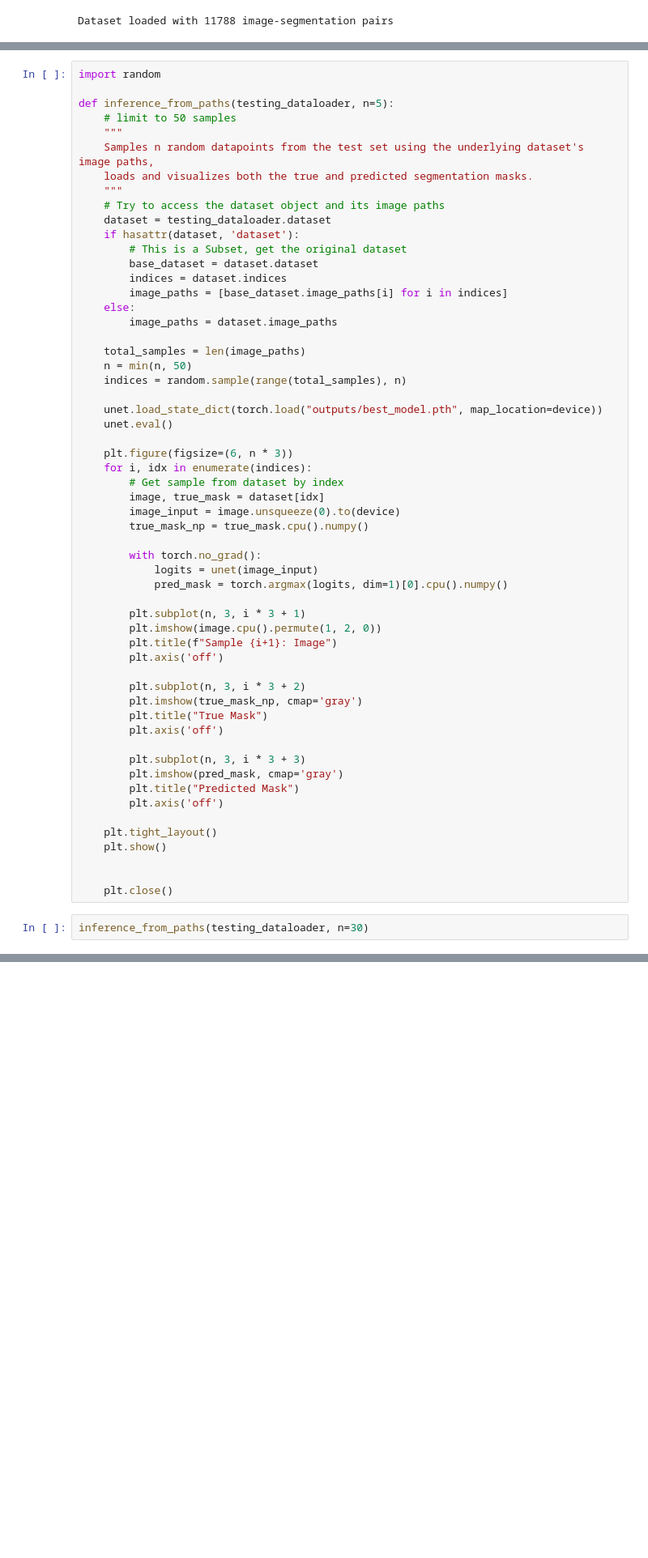
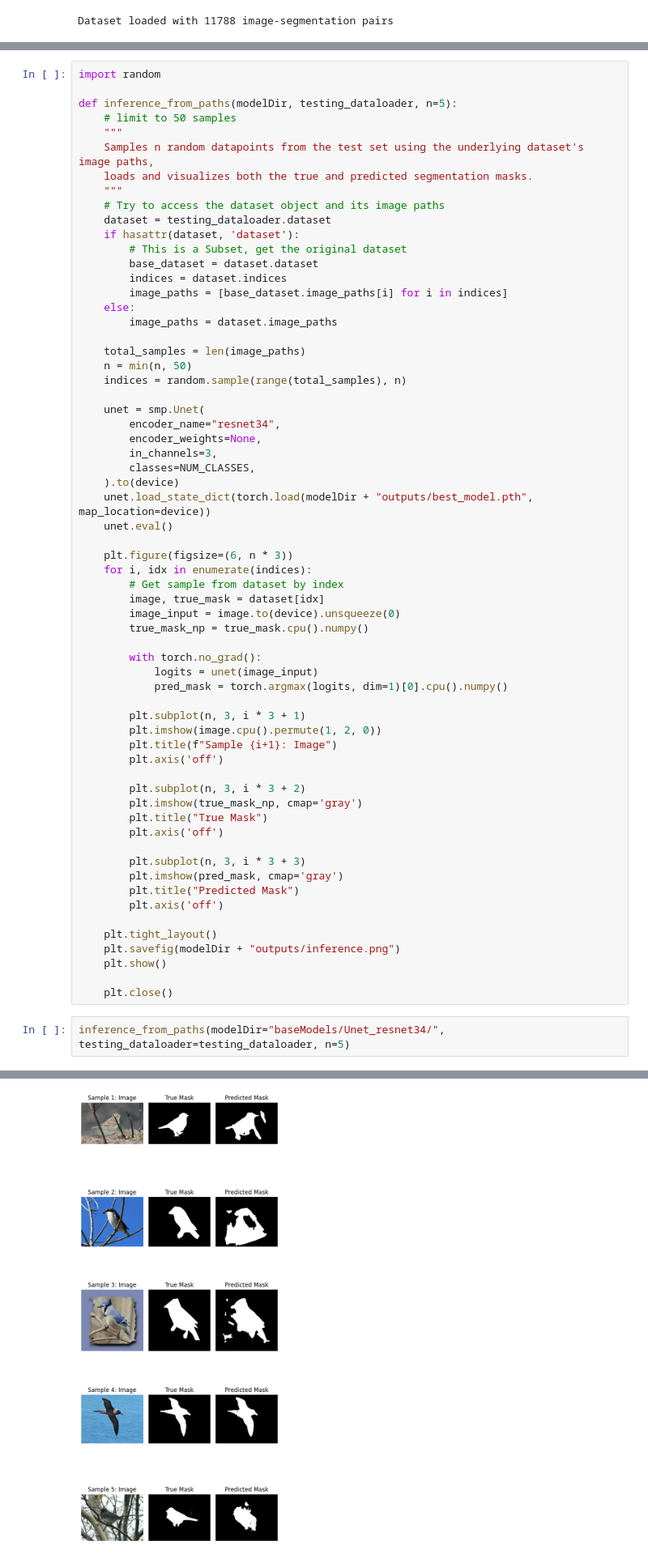
Before and after one commit to crilillo14/fusionLearning, a Jupyter notebook: baseModels/Unet_resnet34/unet.ipynb, the cells around one changed output, grey strips where cells are left out. Shown at 81% size. Cells and saved outputs as stored; diff of their text form; blank space fills up the shorter version.

```diff
--- a/baseModels/Unet_resnet34/unet.ipynb
+++ b/baseModels/Unet_resnet34/unet.ipynb
@@ -305,7 +309,7 @@ TypeError: default_collate: batch must contain tensors, numpy arrays, numbers, d
 # %%
 import random
 
-def inference_from_paths(testing_dataloader, n=5):
+def inference_from_paths(modelDir, testing_dataloader, n=5):
     # limit to 50 samples
     """
     Samples n random datapoints from the test set using the underlying dataset's image paths,
@@ -325,14 +329,20 @@ def inference_from_paths(testing_dataloader, n=5):
     n = min(n, 50)
     indices = random.sample(range(total_samples), n)
 
-    unet.load_state_dict(torch.load("outputs/best_model.pth", map_location=device))
+    unet = smp.Unet(
+        encoder_name="resnet34",
+        encoder_weights=None,
+        in_channels=3,
+        classes=NUM_CLASSES,
+    ).to(device)
+    unet.load_state_dict(torch.load(modelDir + "outputs/best_model.pth", map_location=device))
     unet.eval()
 
     plt.figure(figsize=(6, n * 3))
     for i, idx in enumerate(indices):
         # Get sample from dataset by index
         image, true_mask = dataset[idx]
-        image_input = image.unsqueeze(0).to(device)
+        image_input = image.to(device).unsqueeze(0)
         true_mask_np = true_mask.cpu().numpy()
 
         with torch.no_grad():
@@ -355,10 +365,10 @@ def inference_from_paths(testing_dataloader, n=5):
         plt.axis('off')
 
     plt.tight_layout()
+    plt.savefig(modelDir + "outputs/inference.png")
     plt.show()
 
-
     plt.close()
 # %%
-inference_from_paths(testing_dataloader, n=30)
+inference_from_paths(modelDir="baseModels/Unet_resnet34/", testing_dataloader=testing_dataloader, n=5)
 # %% [output]
@@ -365,0 +375 @@ NameError: name 'testing_dataloader' is not defined
+[figure, added]
```
Also changed, not shown: parts of 11 cells of this notebook, 6 other files.
